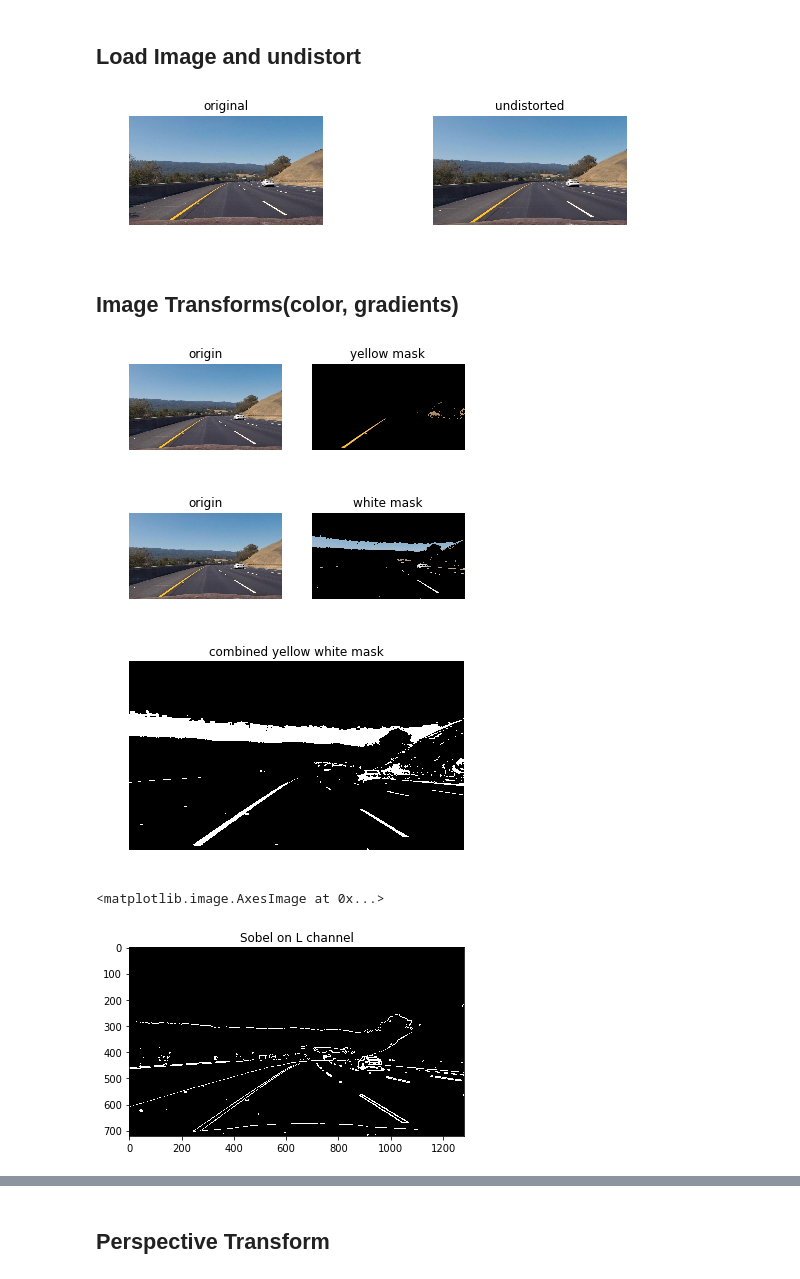
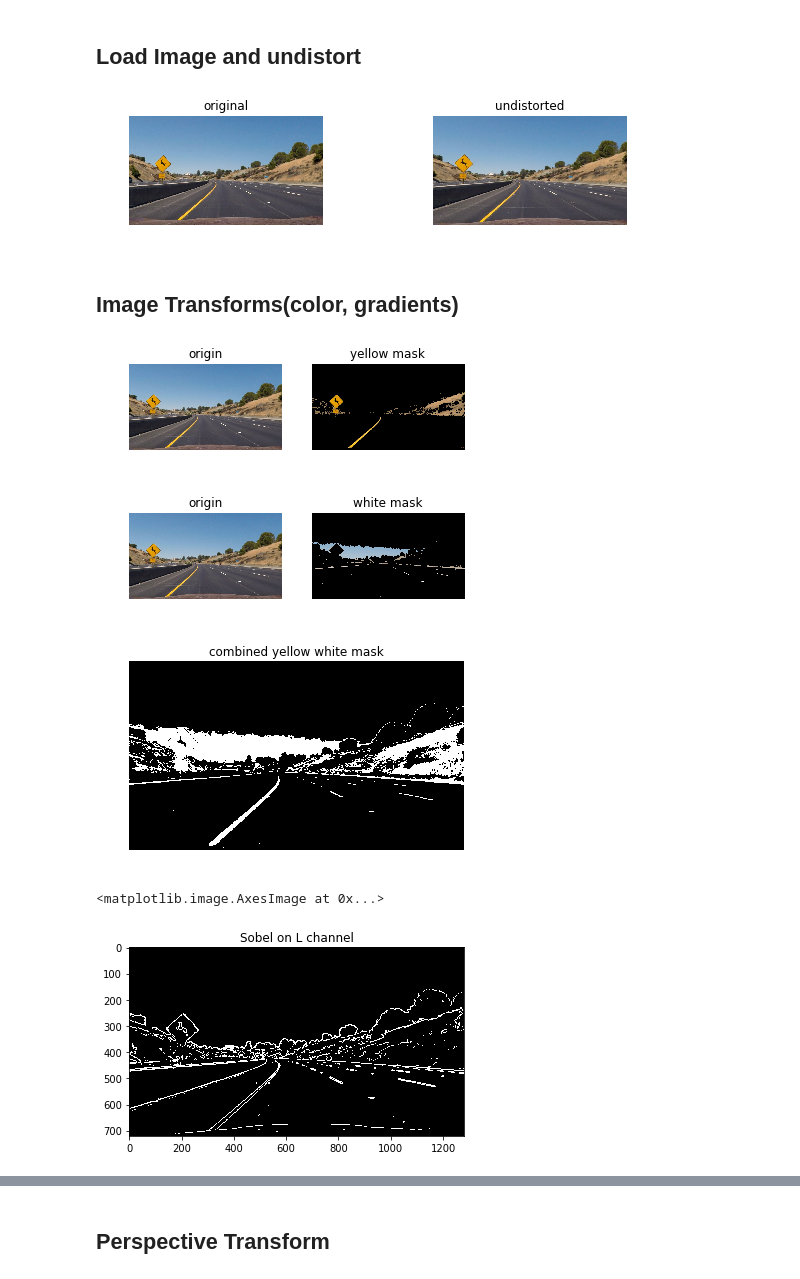
Before and after one commit to wowdd1/CarND-Advanced-Lane-Lines, a Jupyter notebook: line.ipynb, the cells around one changed output, grey strips where cells are left out. Drawn from its saved outputs; the diff is of its cells as text; code cells hidden in the pictures.

```diff
--- a/line.ipynb
+++ b/line.ipynb
@@ -86,7 +86,7 @@ corners[1][0][0]
 import matplotlib.image as mpimg
 
 
-fname = 'test_images/test'+ str(3) + '.jpg'
+fname = 'test_images/test'+ str(2) + '.jpg'
 img = mpimg.imread(fname)
 img_size = (img.shape[1], img.shape[0])
 plt.figure(figsize=(10,4))
@@ -322,24 +345,24 @@ def moving_average(a, n=3):
 # %%
 import pickle as pickle
 
-fname = 'test_images/test'+ str(3) + '.jpg'
+fname = 'test_images/test'+ str(2) + '.jpg'
 img = mpimg.imread(fname)
 pkl_file = open("camera_calibration.pkl", 'rb')
 mtx_camera, dist_camera= pickle.load(pkl_file)
 image_ud = undistort_image(img, mtx_camera , dist_camera)
 
 
 plt.figure(figsize=(10,2))
 plt.subplot(1,2,1)
 plt.imshow(img)
 plt.axis('off');
 plt.title('original')
 plt.subplot(1,2,2)
 plt.imshow(image_ud)
 plt.title('undistorted')
 plt.axis('off');
 # %% [output]
-[figure, old version]
+[figure, new version]
 # %% [markdown]
 ## Image Transforms(color, gradients)
 # %%
@@ -362,7 +385,7 @@ plt.imshow(apply_yellow_mask(image_ud))
 plt.title('yellow mask')
 plt.axis('off');
 # %% [output]
-[figure, old version]
+[figure, new version]
 # %%
 def apply_white_mask(image_ud):
     image_HSV = cv2.cvtColor(image_ud,cv2.COLOR_RGB2HSV)
@@ -380,7 +403,7 @@ plt.imshow(apply_white_mask(image_ud))
 plt.title('white mask')
 plt.axis('off');
 # %% [output]
-[figure, old version]
+[figure, new version]
 # %%
 def apply_yellow_white_mask(image_ud):
     image_HSV = cv2.cvtColor(image_ud,cv2.COLOR_RGB2HSV)
@@ -398,7 +421,7 @@ plt.imshow(apply_yellow_white_mask(image_ud),cmap='gray')
 plt.title('combined yellow white mask')
 plt.axis('off');
 # %% [output]
-[figure, old version]
+[figure, new version]
 # %%
 
 def apply_sobel_L(image_ud):
@@ -418,7 +441,7 @@ plt.title('Sobel on L channel')
 plt.imshow(apply_sobel_L(image_ud),cmap='gray')
 # %% [output]
 <matplotlib.image.AxesImage at 0x...>
-[figure, old version]
+[figure, new version]
 # %%
 def apply_sobel_S(image_ud):
     image_HLS = cv2.cvtColor(gaussian_blur(image_ud, kernel=5),cv2.COLOR_RGB2HLS)
```
Also changed, not shown: parts of 18 cells of this notebook, 6 other files.
